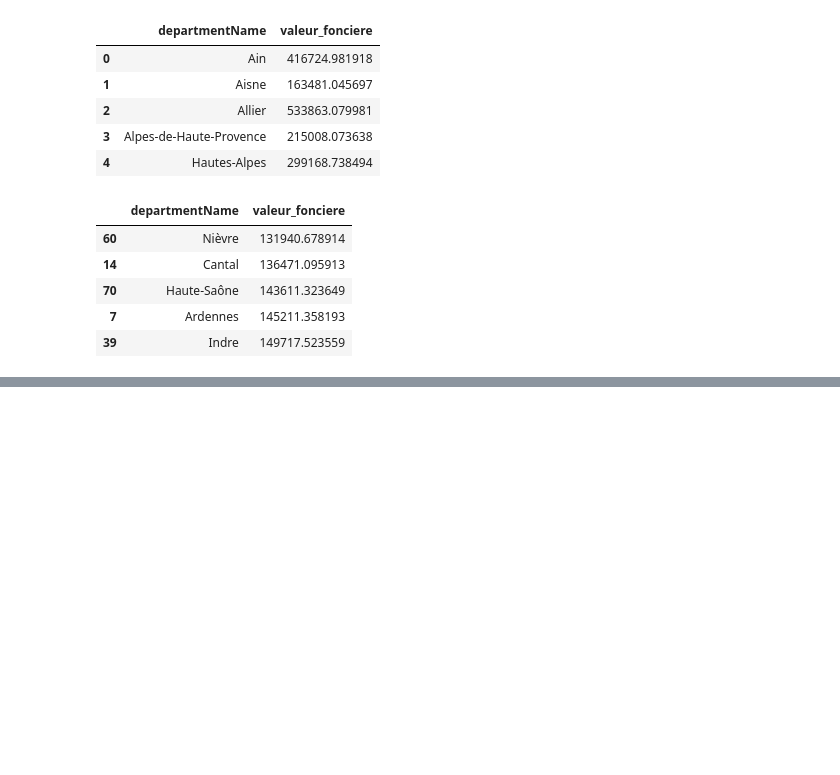
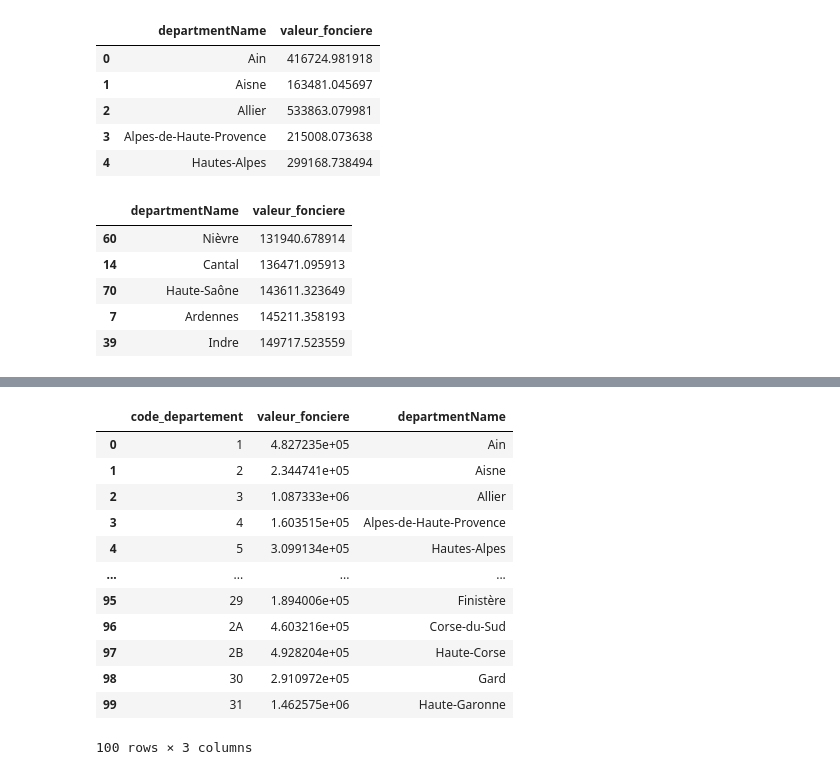
Before and after one commit to MohamedAziz-Khezami/French_House, a Jupyter notebook: dataframes.ipynb, the cells around one changed output, grey strips where cells are left out. Saved outputs shown, nothing was run; the diff lists cells and outputs as text; code cells hidden in the pictures; blank space fills up the shorter version.

```diff
--- a/dataframes.ipynb
+++ b/dataframes.ipynb
@@ -331,0 +653,3 @@ h_bar.to_csv('hbar.csv', index=False)
+# %%
+df_appartement = df_appartement[['code_departement', 'valeur_fonciere']]
+df_appartement.head()
@@ -331,0 +663,3 @@ h_bar.to_csv('hbar.csv', index=False)
+# %%
+df_appartement = df_appartement.groupby('code_departement')['valeur_fonciere'].mean()
+df_appartement.head()
@@ -331,0 +674,4 @@ h_bar.to_csv('hbar.csv', index=False)
+# %%
+df_appartement = pd.DataFrame(df_appartement)
+df_appartement.reset_index(inplace=True)
+df_appartement.head()
@@ -331,0 +685,19 @@ h_bar.to_csv('hbar.csv', index=False)
+# %%
+df_appartement['code_departement'] = df_appartement['code_departement'].astype(str)
+# %%
+appart = df_appartement.merge(df_depart, left_on='code_departement', right_on='code_departement')
+appart.head(100)
+# %% [output]
+|  | code_departement | valeur_fonciere | departmentName |
+| 0 | 1 | 4.827235e+05 | Ain |
+| 1 | 2 | 2.344741e+05 | Aisne |
+| 2 | 3 | 1.087333e+06 | Allier |
+| 3 | 4 | 1.603515e+05 | Alpes-de-Haute-Provence |
+| 4 | 5 | 3.099134e+05 | Hautes-Alpes |
+| ... | ... | ... | ... |
+| 95 | 29 | 1.894006e+05 | Finistère |
+| 96 | 2A | 4.603216e+05 | Corse-du-Sud |
+| 97 | 2B | 4.928204e+05 | Haute-Corse |
+| 98 | 30 | 2.910972e+05 | Gard |
+| 99 | 31 | 1.462575e+06 | Haute-Garonne |
+100 rows × 3 columns
```
Also changed, not shown: parts of 72 cells of this notebook, 24 other files.
